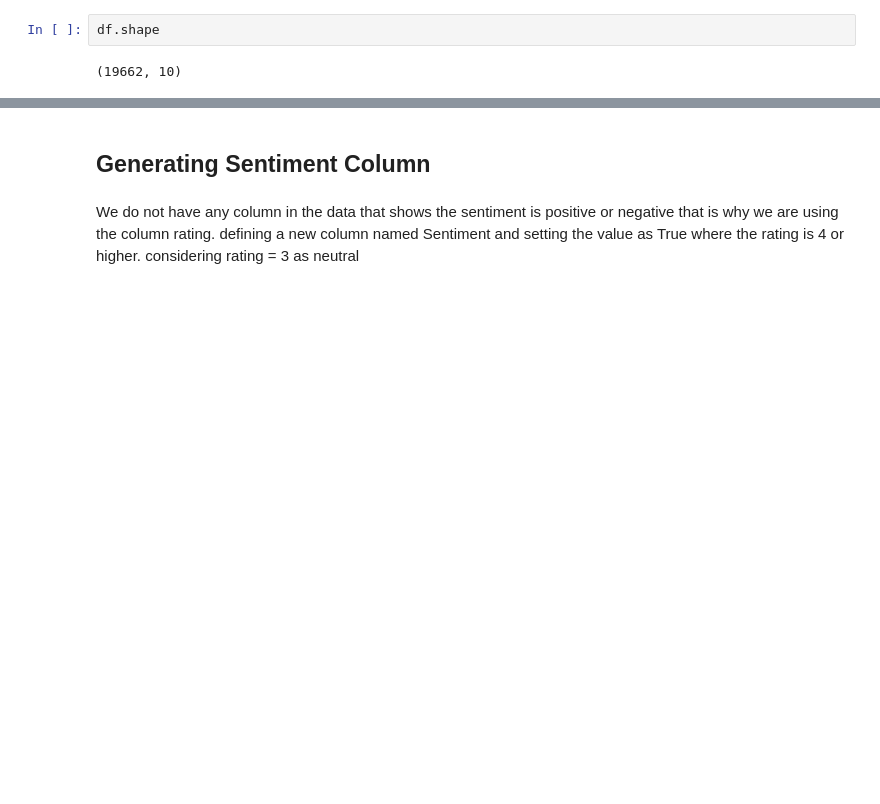
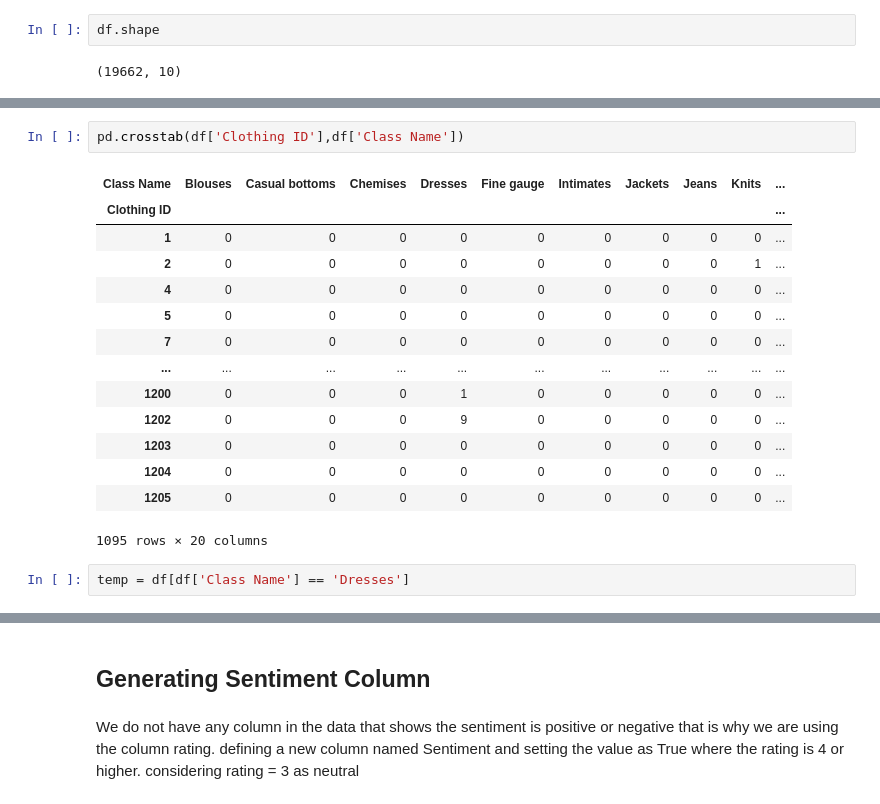
Before and after one commit to ArsalRahimMLE/Women-s-E-Commerce-Clothing-Reviews, a Jupyter notebook: New Sentiment Analysis.ipynb, the cells around one changed output, grey strips where cells are left out. Drawn from its saved outputs; the diff is of its cells as text; blank space fills up the shorter version.

```diff
--- a/New Sentiment Analysis.ipynb
+++ b/New Sentiment Analysis.ipynb
@@ -244,0 +349,19 @@ memory usage: 1.8+ MB
+# %%
+pd.crosstab(df['Clothing ID'],df['Class Name'])
+# %% [output]
+| Class Name | Blouses | Casual bottoms | Chemises | Dresses | Fine gauge | Intimates | Jackets | Jeans | Knits | ... |
+| Clothing ID |  |  |  |  |  |  |  |  |  | ... |
+| 1 | 0 | 0 | 0 | 0 | 0 | 0 | 0 | 0 | 0 | ... |
+| 2 | 0 | 0 | 0 | 0 | 0 | 0 | 0 | 0 | 1 | ... |
+| 4 | 0 | 0 | 0 | 0 | 0 | 0 | 0 | 0 | 0 | ... |
+| 5 | 0 | 0 | 0 | 0 | 0 | 0 | 0 | 0 | 0 | ... |
+| 7 | 0 | 0 | 0 | 0 | 0 | 0 | 0 | 0 | 0 | ... |
+| ... | ... | ... | ... | ... | ... | ... | ... | ... | ... | ... |
+| 1200 | 0 | 0 | 0 | 1 | 0 | 0 | 0 | 0 | 0 | ... |
+| 1202 | 0 | 0 | 0 | 9 | 0 | 0 | 0 | 0 | 0 | ... |
+| 1203 | 0 | 0 | 0 | 0 | 0 | 0 | 0 | 0 | 0 | ... |
+| 1204 | 0 | 0 | 0 | 0 | 0 | 0 | 0 | 0 | 0 | ... |
+| 1205 | 0 | 0 | 0 | 0 | 0 | 0 | 0 | 0 | 0 | ... |
+1095 rows × 20 columns
+# %%
+temp = df[df['Class Name'] == 'Dresses']
```
Also changed, not shown: parts of 29 cells of this notebook, 2 other files.
